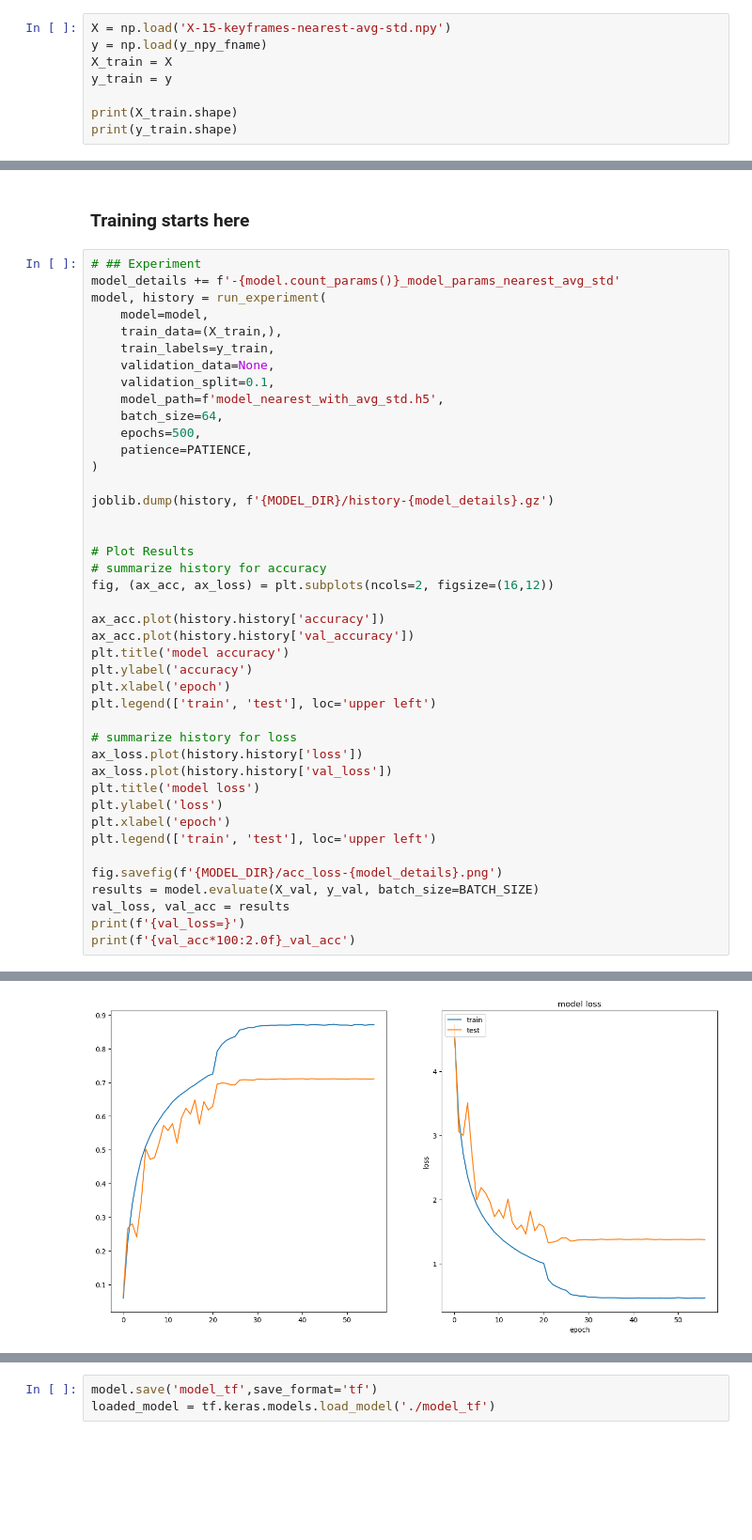
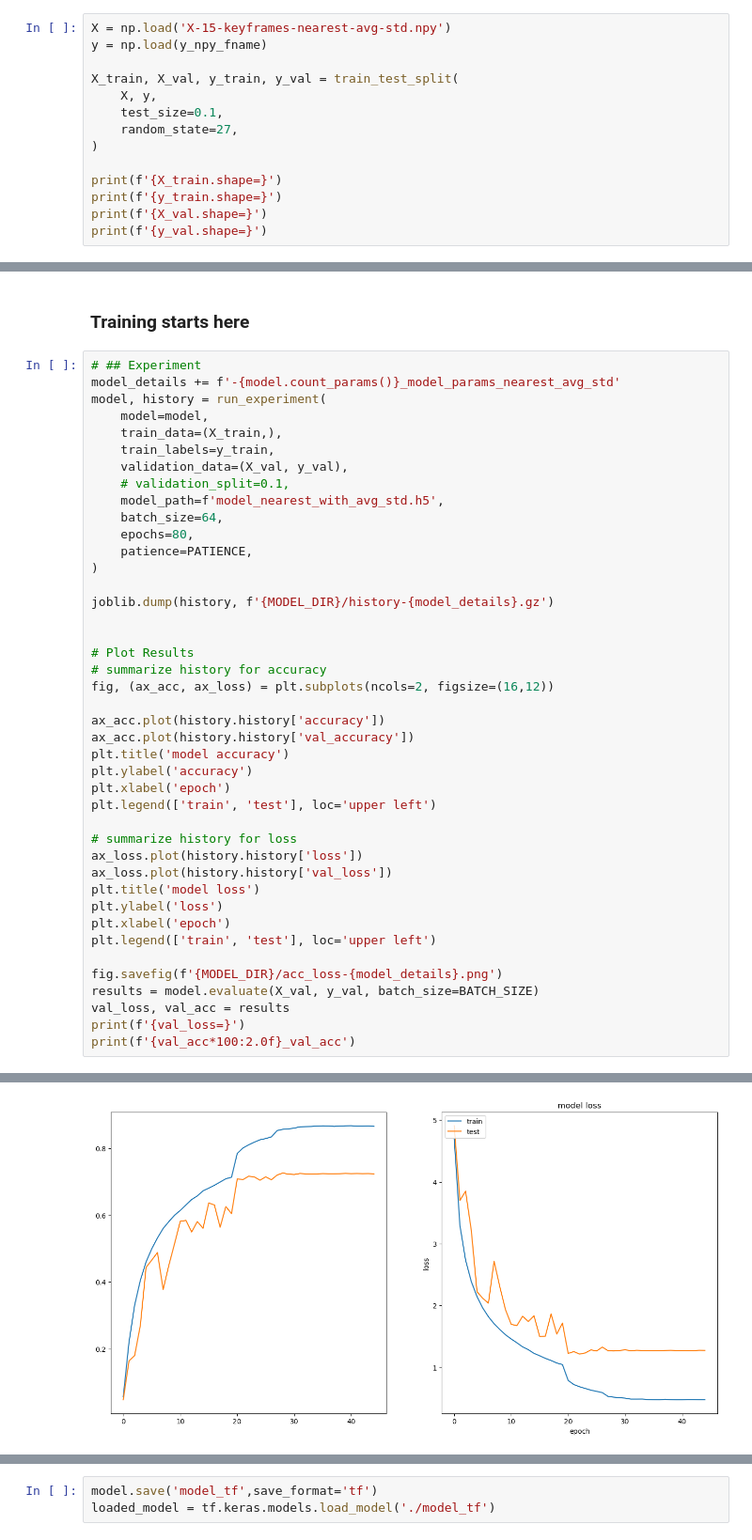
Before and after one commit to MrGeislinger/kaggle-asl-signs, a Jupyter notebook: _Model-keyframes-avg/SubmissionNotebook.ipynb, the cells around one changed output, grey strips where cells are left out. Shown: that part at 94% size. Cells and saved outputs as stored; diff of their text form; blank space fills up the shorter version.

```diff
--- a/_Model-keyframes-avg/SubmissionNotebook.ipynb
+++ b/_Model-keyframes-avg/SubmissionNotebook.ipynb
@@ -114,9 +114,15 @@ train["label"] = train["sign"].map(lambda sign: label_index[sign])
 # %%
 X = np.load('X-15-keyframes-nearest-avg-std.npy')
 y = np.load(y_npy_fname)
-X_train = X
-y_train = y
 
-print(X_train.shape)
-print(y_train.shape)
+X_train, X_val, y_train, y_val = train_test_split(
+    X, y,
+    test_size=0.1,
+    random_state=27,
+)
+
+print(f'{X_train.shape=}')
+print(f'{y_train.shape=}')
+print(f'{X_val.shape=}')
+print(f'{y_val.shape=}')
 # %% [output]
@@ -379,11 +305,11 @@ model, history = run_experiment(
     model=model,
     train_data=(X_train,),
     train_labels=y_train,
-    validation_data=None,
-    validation_split=0.1,
+    validation_data=(X_val, y_val),
+    # validation_split=0.1,
     model_path=f'model_nearest_with_avg_std.h5',
     batch_size=64,
-    epochs=500,
+    epochs=80,
     patience=PATIENCE,
 )
 
@@ -437,2 +363,2 @@ Epoch 57/500
-[figure, old version]
+[figure, new version]
 WARNING:absl:Found untraced functions such as gru_cell_layer_call_fn, gru_cell_layer_call_and_return_conditional_losses, gru_cell_1_layer_call_fn, gru_cell_1_layer_call_and_return_conditional_losses w ...
```
Also changed, not shown: parts of 6 cells of this notebook.
